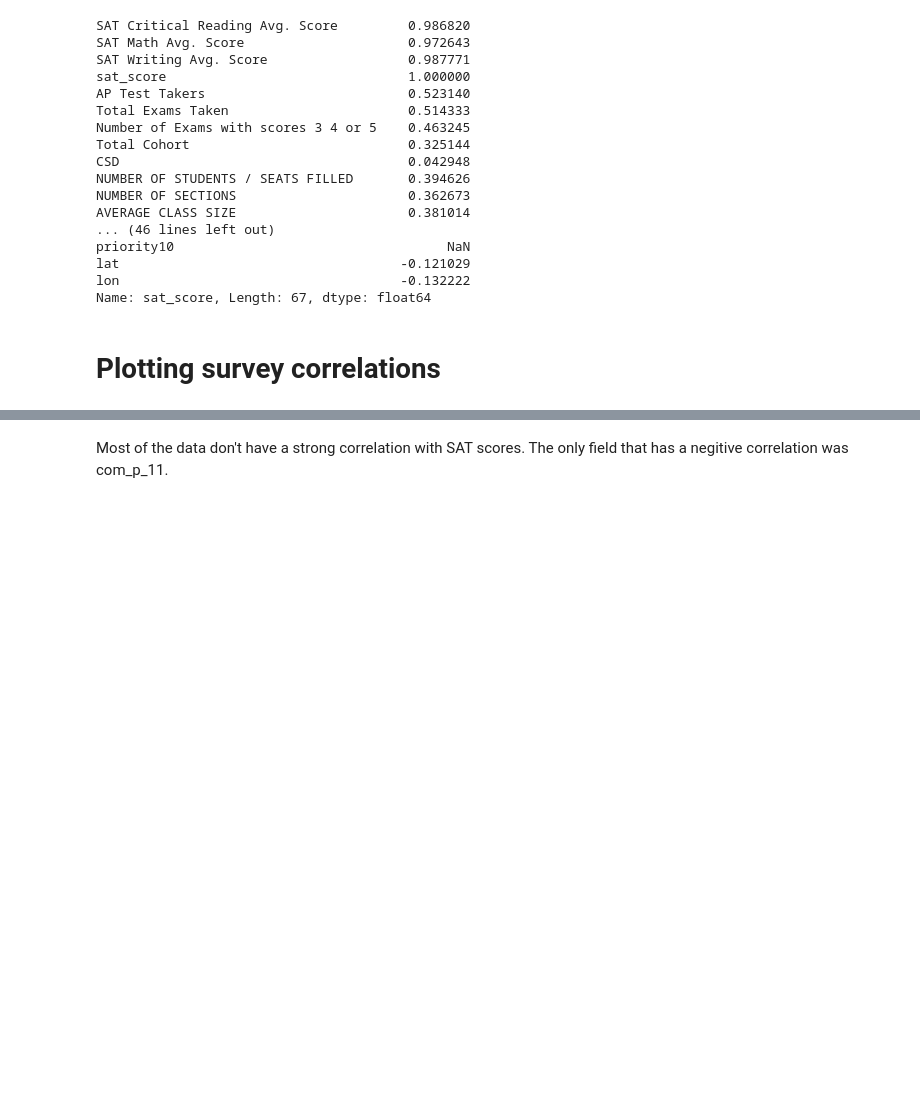
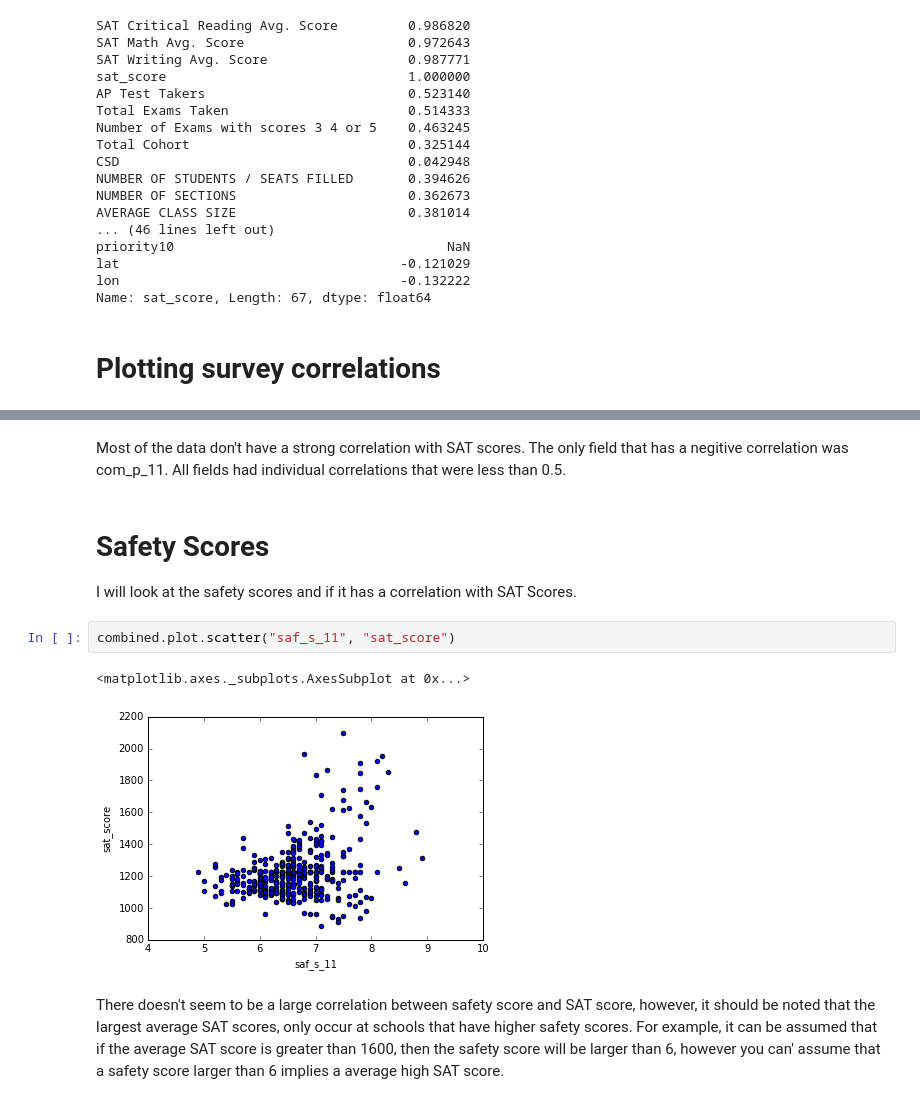
Before and after one commit to lmaghran/Data_portfolio, a Jupyter notebook: Schools.ipynb, the cells around one changed output, grey strips where cells are left out. Drawn from its saved outputs; the diff is of its cells as text; blank space fills up the shorter version.

Commit message:
explored safety scores and SAT scores

```diff
--- a/Schools.ipynb
+++ b/Schools.ipynb
@@ -179,2 +185,13 @@ combined.corr()["sat_score"][survey_fields].plot.bar()
 # %% [markdown]
-Most of the data don't have a strong correlation with SAT scores.  The only field that has a negitive correlation was com_p_11.
+Most of the data don't have a strong correlation with SAT scores.  The only field that has a negitive correlation was com_p_11. All fields had individual correlations that were less than 0.5.
+# %% [markdown]
+# Safety Scores
+
+I will look at the safety scores and if it has a correlation with SAT Scores.
+# %%
+combined.plot.scatter("saf_s_11", "sat_score")
+# %% [output]
+<matplotlib.axes._subplots.AxesSubplot at 0x...>
+[figure, added]
+# %% [markdown]
+There doesn't seem to be a large correlation between safety score and SAT score, however, it should be noted that the largest average SAT scores, only occur at schools that have higher safety scores.  For example, it can be assumed that if the average SAT score is greater than 1600, then the safety score will be larger than 6, however you can' assume that a safety score larger than 6 implies a average high SAT score.
```
Also changed, not shown: parts of 1 cell of this notebook, 1 other file.
